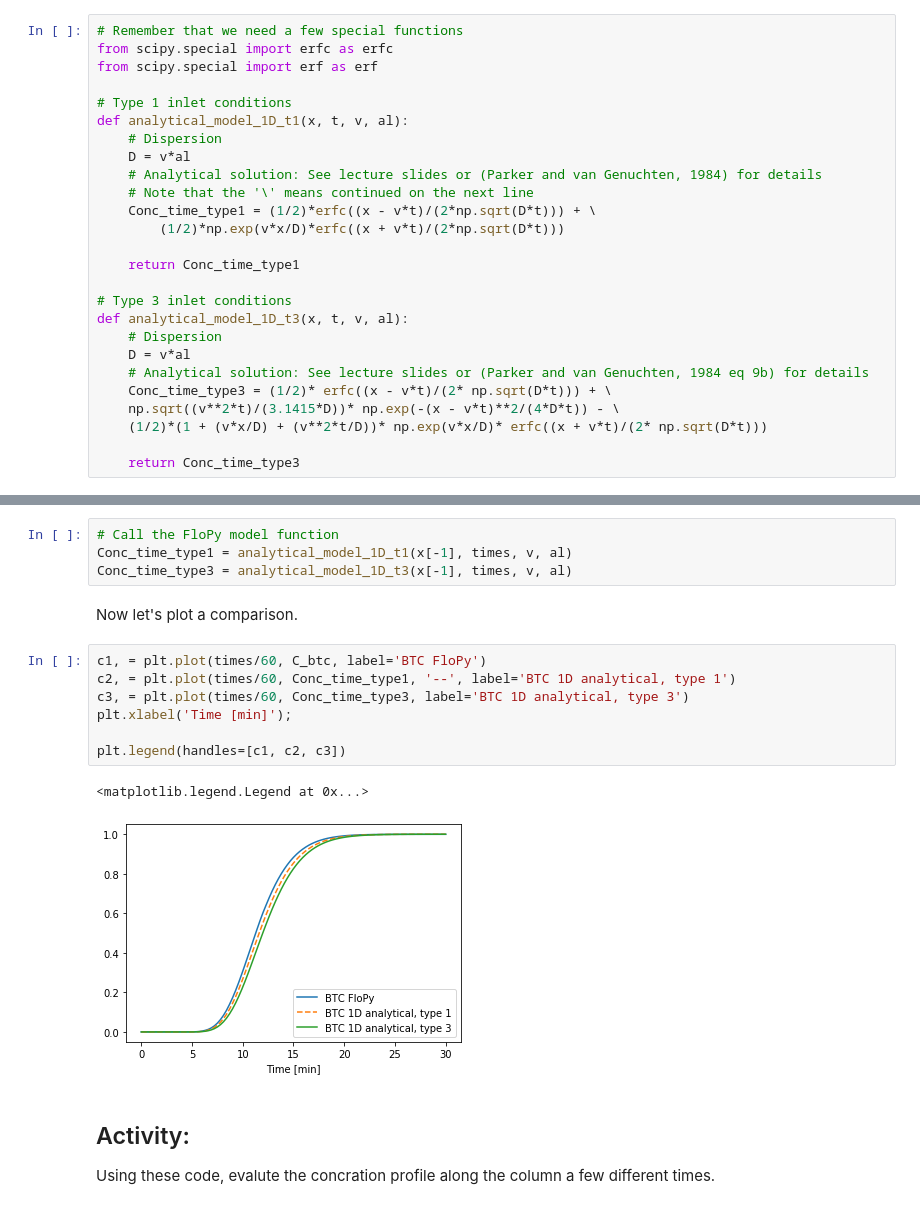
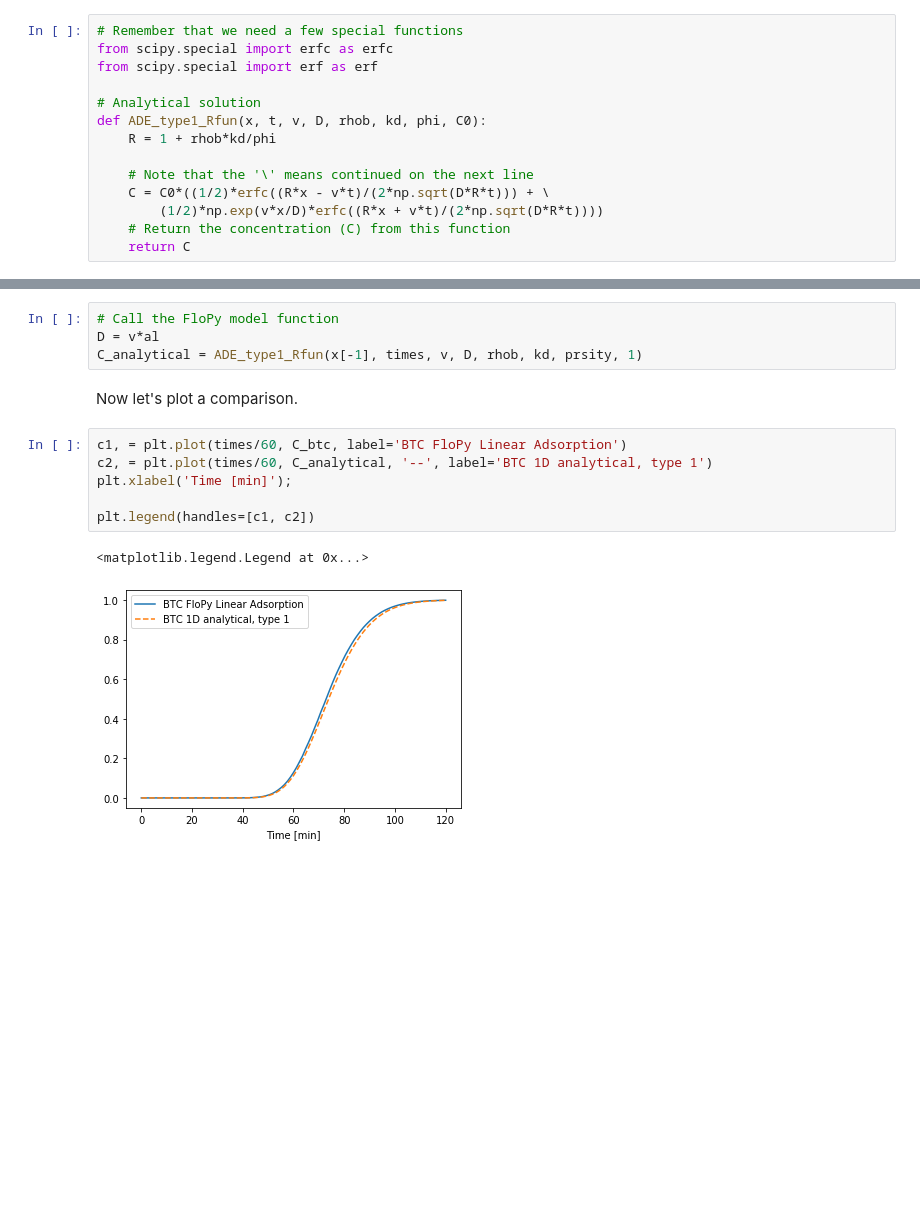
Before and after one commit to zahasky/Contaminant-Hydrogeology-Activities, a Jupyter notebook: FloPy 1D Reactions.ipynb, the cells around one changed output, grey strips where cells are left out. Cells and saved outputs as stored; diff of their text form; blank space fills up the shorter version.

```diff
--- a/FloPy 1D Reactions.ipynb
+++ b/FloPy 1D Reactions.ipynb
@@ -276,27 +320,15 @@ Now lets compare the numerical results with the analytical solution we looked at
 from scipy.special import erfc as erfc
 from scipy.special import erf as erf
 
-# Type 1 inlet conditions
-def analytical_model_1D_t1(x, t, v, al):
-    # Dispersion
-    D = v*al
-    # Analytical solution: See lecture slides or (Parker and van Genuchten, 1984) for details
+# Analytical solution
+def ADE_type1_Rfun(x, t, v, D, rhob, kd, phi, C0):
+    R = 1 + rhob*kd/phi
+
     # Note that the '\' means continued on the next line
-    Conc_time_type1 = (1/2)*erfc((x - v*t)/(2*np.sqrt(D*t))) + \
-        (1/2)*np.exp(v*x/D)*erfc((x + v*t)/(2*np.sqrt(D*t)))
-
-    return Conc_time_type1
-
-# Type 3 inlet conditions
-def analytical_model_1D_t3(x, t, v, al):
-    # Dispersion
-    D = v*al
-    # Analytical solution: See lecture slides or (Parker and van Genuchten, 1984 eq 9b) for details
-    Conc_time_type3 = (1/2)* erfc((x - v*t)/(2* np.sqrt(D*t))) + \
-    np.sqrt((v**2*t)/(3.1415*D))* np.exp(-(x - v*t)**2/(4*D*t)) - \
-    (1/2)*(1 + (v*x/D) + (v**2*t/D))* np.exp(v*x/D)* erfc((x + v*t)/(2* np.sqrt(D*t)))
-
-    return Conc_time_type3
+    C = C0*((1/2)*erfc((R*x - v*t)/(2*np.sqrt(D*R*t))) + \
+        (1/2)*np.exp(v*x/D)*erfc((R*x + v*t)/(2*np.sqrt(D*R*t))))
+    # Return the concentration (C) from this function
+    return C
 # %% [markdown]
 Call the function to calculate the breakthrough curve at outlet of the core
 # %%
@@ -308,19 +340,15 @@ Outlet of model: 10.05000014975667 cm
 # %%
 # Call the FloPy model function
-Conc_time_type1 = analytical_model_1D_t1(x[-1], times, v, al)
-Conc_time_type3 = analytical_model_1D_t3(x[-1], times, v, al)
+D = v*al
+C_analytical = ADE_type1_Rfun(x[-1], times, v, D, rhob, kd, prsity, 1)
 # %% [markdown]
 Now let's plot a comparison.
 # %%
-c1, = plt.plot(times/60, C_btc, label='BTC FloPy')
-c2, = plt.plot(times/60, Conc_time_type1, '--', label='BTC 1D analytical, type 1')
-c3, = plt.plot(times/60, Conc_time_type3, label='BTC 1D analytical, type 3')
+c1, = plt.plot(times/60, C_btc, label='BTC FloPy Linear Adsorption')
+c2, = plt.plot(times/60, C_analytical, '--', label='BTC 1D analytical, type 1')
 plt.xlabel('Time [min]');
 
-plt.legend(handles=[c1, c2, c3])
+plt.legend(handles=[c1, c2])
 # %% [output]
 <matplotlib.legend.Legend at 0x...>
-[figure, old version]
+[figure, new version]
-# %% [markdown]
-## Activity:
-Using these code, evalute the concration profile along the column a few different times.
```
Also changed, not shown: parts of 21 cells of this notebook, 2 other files.
